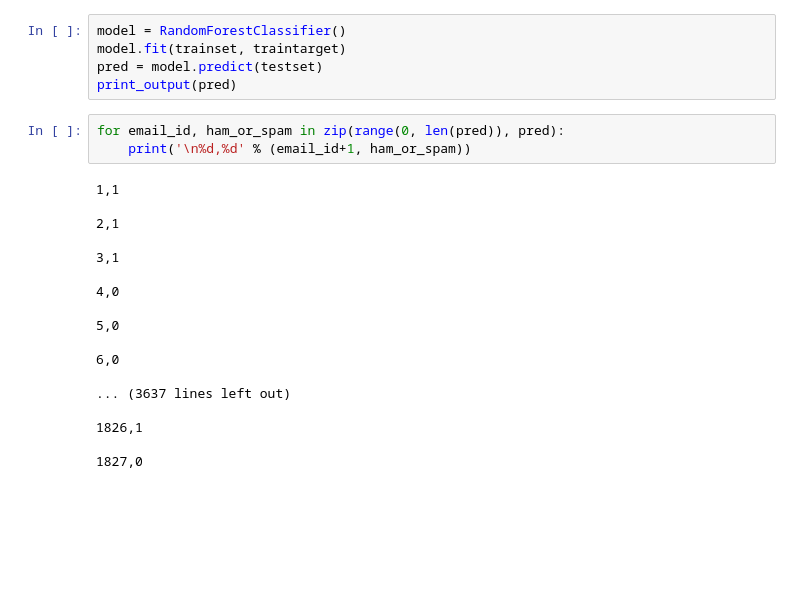
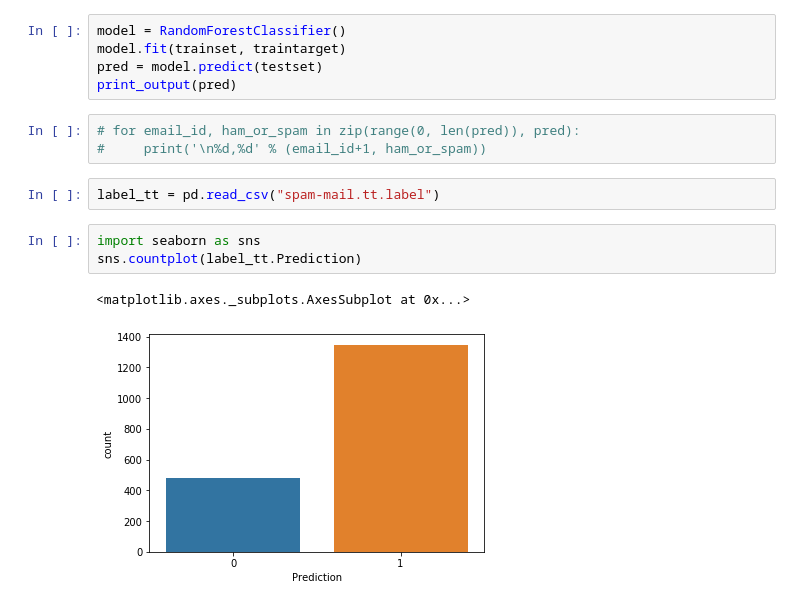
Before and after one commit to BenjaminCyberSec/BigD2, a Jupyter notebook: main.ipynb, the cells around one changed output. Drawn from its saved outputs; the diff is of its cells as text; blank space fills up the shorter version.

```diff
--- a/main.ipynb
+++ b/main.ipynb
@@ -269,23 +265,13 @@ model.fit(trainset, traintarget)
 pred = model.predict(testset)
 print_output(pred)
 # %%
-for email_id, ham_or_spam in zip(range(0, len(pred)), pred):
-    print('\n%d,%d' % (email_id+1, ham_or_spam))
+# for email_id, ham_or_spam in zip(range(0, len(pred)), pred):
+#     print('\n%d,%d' % (email_id+1, ham_or_spam))
-# %% [output]
-1,1
-
-2,1
-
-3,1
-
-4,0
-
-5,0
-
-6,0
-
-... (3637 lines left out)
-
-1826,1
-
-1827,0
+# %%
+label_tt = pd.read_csv("spam-mail.tt.label")
+# %%
+import seaborn as sns
+sns.countplot(label_tt.Prediction)
+# %% [output]
+<matplotlib.axes._subplots.AxesSubplot at 0x...>
+[figure, added]
```
Also changed, not shown: parts of 15 cells of this notebook, 6 other files.
